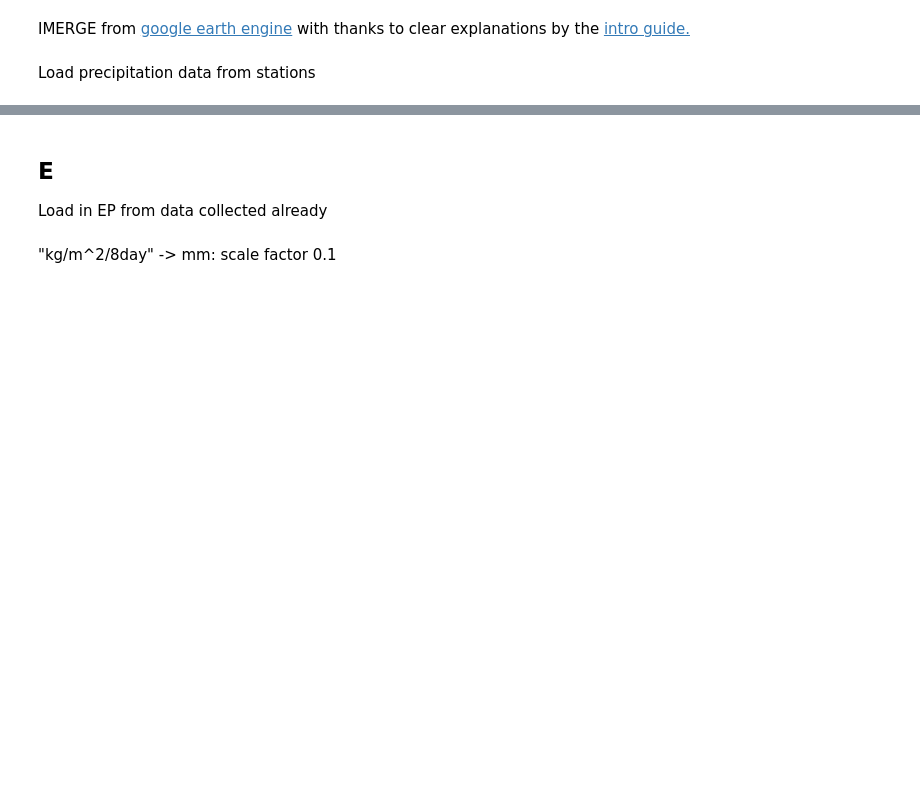
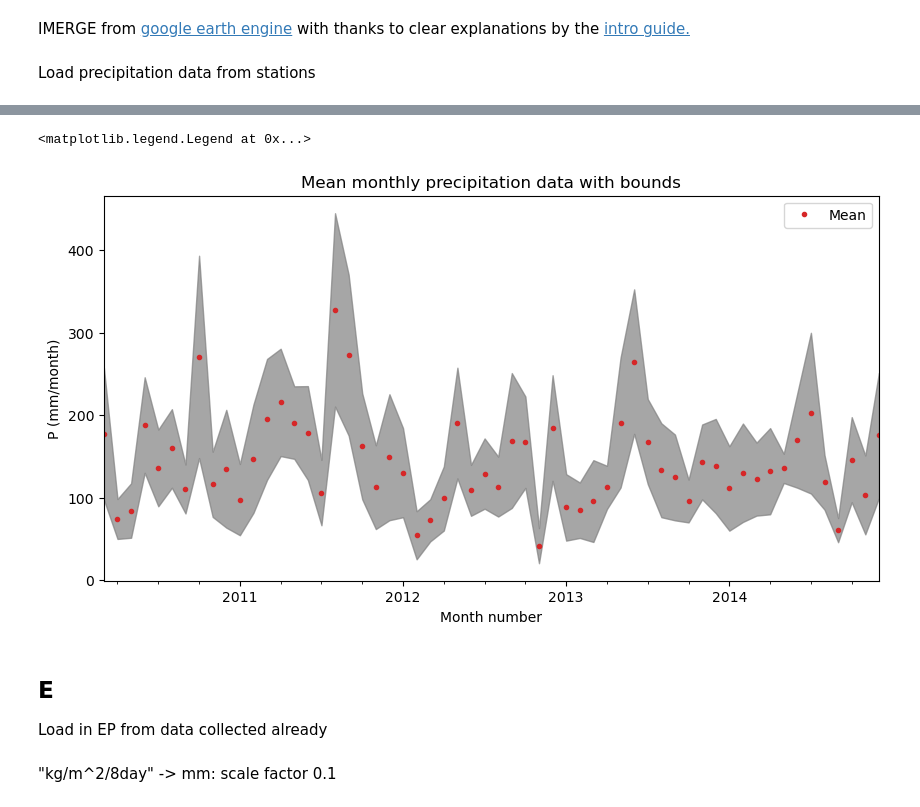
Before and after one commit to Daafip/ENVM1502-Catchment-model, a Jupyter notebook: Python files/2.67.Data_assimilation.ipynb, the cells around one changed output, grey strips where cells are left out. Drawn from its saved outputs; the diff is of its cells as text; code cells hidden in the pictures; blank space fills up the shorter version.

```diff
--- a/Python files/2.67.Data_assimilation.ipynb
+++ b/Python files/2.67.Data_assimilation.ipynb
@@ -67,3 +79,22 @@ ax.set_xlim(("2010","2015"))
+# %%
+# Compute monthly mean mP and variance vP of precipitation
+df_p["mp"] = df_p.apply(lambda x: np.mean([x[f"{col}"] for col in x.index]),axis=1)
+df_p["vp"] = df_p.apply(lambda x: (np.sum([(x[f"{col}"] - x.mp)**2 for col in x.index]))/(len(x.index)-1), axis=1)
+df_p["sp"] = df_p.apply(lambda x: np.sqrt(x.vp) ,axis=1)
+# %%
+# Plot monthly mean and uncertainty interval (+-sigma) of precipitation.
+# The plt.fill_between() function is useful for plotting an uncertainty interval.
+fig, ax = plt.subplots(1,figsize=(10,5))
+df_p[['mp']].plot(ax=ax,lw=0,color="C3",marker=".")
+ax.fill_between(df_p.index,(df_p["mp"]+df_p["sp"]).values,(df_p["mp"]-df_p["sp"]).values,color="grey",alpha=0.7)
+
+ax.set_title("Mean monthly precipitation data with bounds")
+ax.set_ylabel("P (mm/month)")
+ax.set_xlabel("Month number")
+ax.legend(["Mean"])
+# %% [output]
+<matplotlib.legend.Legend at 0x...>
+[figure, added]
 # %% [markdown]
 ## E
 Load in EP from data collected already
```
Also changed, not shown: parts of 43 cells of this notebook, 7 other files.
